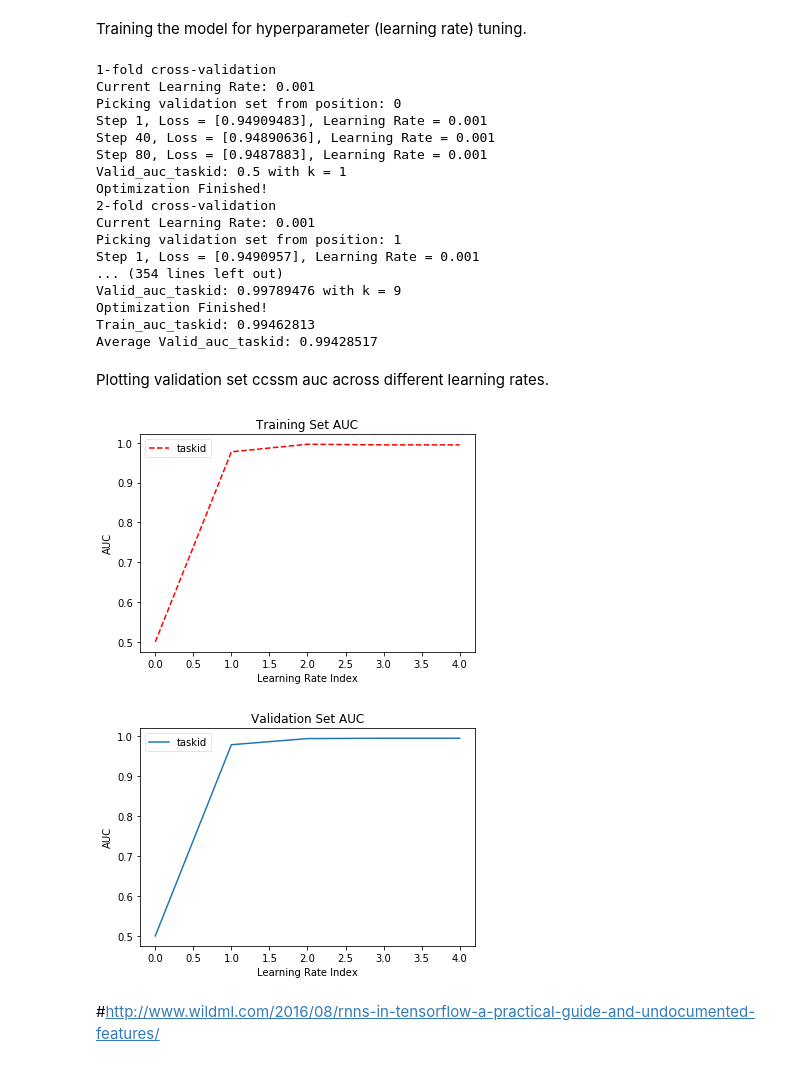
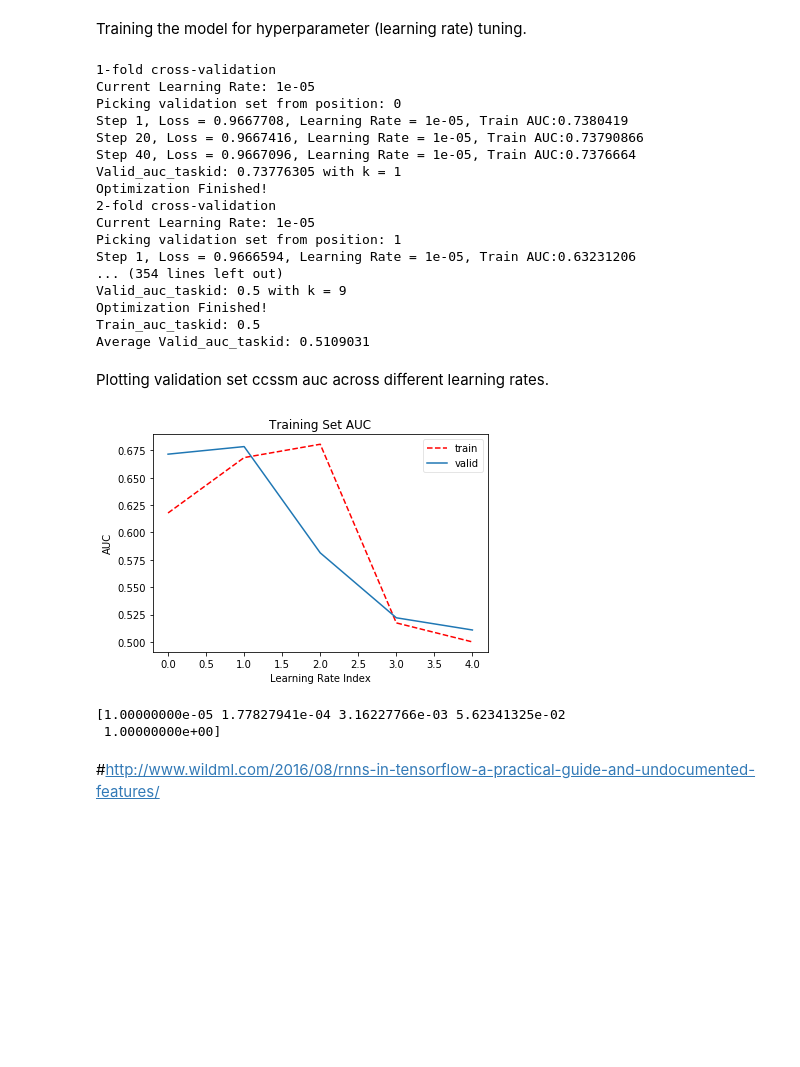
Before and after one commit to aroraakshit/deep_knowledge_tracing, a Jupyter notebook: notebooks/taskID_only_allQuestionsAUC.ipynb, the cells around one changed output. Saved outputs shown, nothing was run; the diff lists cells and outputs as text; code cells hidden in the pictures; blank space fills up the shorter version.

```diff
--- a/notebooks/taskID_only_allQuestionsAUC.ipynb
+++ b/notebooks/taskID_only_allQuestionsAUC.ipynb
@@ -139,6 +108,16 @@ for i in range(len(sequences)):
     for j in range(len(sequences[i])):
         padded_sequences[i][j] = sequences[i][j]
 print("Sequences have been padded according to the maximum sequence length. Final shape: " + str(padded_sequences.shape))
+
+padded_output = np.zeros(shape=(len(student_vectors),max_seqlen,length_interaction_vector),dtype=float)
+for i in range(len(output_y)):
+    for j in range(len(output_y[i])):
+        padded_output[i][j] = output_y[i][j]
+
+padded_output_taskid = np.zeros(shape=(len(student_vectors),max_seqlen,length_interaction_vector),dtype=float)
+for i in range(len(output_y_taskid)):
+    for j in range(len(output_y_taskid[i])):
+        padded_output_taskid[i][j] = output_y_taskid[i][j]
 # %% [output]
 Sequences have been padded according to the maximum sequence length. Final shape: (1255, 186, 20)
 # %% [markdown]
@@ -148,14 +128,15 @@ split = round((training_set_split+validation_set_split)*len(student_vectors))
 
 #separating training & validation set
 training_x = padded_sequences[:split]
-training_y = np.asarray(output_y)[:split]
-training_y_taskid = np.asarray(output_y_taskid)[:split]
+training_y = np.asarray(padded_output)[:split]
+training_y_taskid = np.asarray(padded_output_taskid)[:split]
 training_seqlen = seqlen[:split]
 
 #generating validation and training sets by implementing k-fold cross validation (k = maximum_position)
 validation_set_size = math.floor(validation_set_split * len(student_vectors))
 training_set_size = len(training_x) - validation_set_size
 maximum_position = math.floor(len(training_x) / validation_set_size)
+
 def get_next_train_valid_set(position):
     if(position>=maximum_position):
         position = position % maximum_position
@@ -173,7 +154,7 @@ def get_next_train_valid_set(position):
     train_set_y_taskid = np.concatenate((np.asarray(training_y_taskid)[:valid_start], np.asarray(training_y_taskid)[valid_end:]))
     train_set_seqlen = np.concatenate((np.asarray(training_seqlen)[:valid_start],np.asarray(training_seqlen)[valid_end:]))
 
-    if(len(train_set_x) != training_set_size): #just as a test
+    if(len(train_set_x) != training_set_size): #test
         print("that's not good it is:")
         print(train_set_x.shape)
 
@@ -181,8 +162,8 @@ def get_next_train_valid_set(position):
 
 #separating test set
 test_x = padded_sequences[split:]
-test_y = np.asarray(output_y)[split:]
-test_y_taskid = np.asarray(output_y_taskid)[split:]
+test_y = np.asarray(padded_output)[split:]
+test_y_taskid = np.asarray(padded_output_taskid)[split:]
 test_seqlen = seqlen[split:]
 
 print("Splitting "+str(len(student_vectors))+" rows into "+str(training_set_size)+ " for training, "+str(validation_set_size)+" for validation and "+str(len(test_x)) + " for testing.")
@@ -265,9 +237,9 @@ with tf.Session() as sess:
                 sess.run(optimizer, feed_dict={x: batch_x, y: batch_y, y_taskid: train_set_y_taskid, seqlen_tf: train_set_seqlen})
 
                 if step % display_step == 0 or step == 1:
-                    loss = sess.run([cost], feed_dict={x: batch_x, y: batch_y, y_taskid: train_set_y_taskid, seqlen_tf: train_set_seqlen})
+                    loss,trainAUC,trainOPTS = sess.run([cost, auc, opts], feed_dict={x: batch_x, y: batch_y, y_taskid: train_set_y_taskid, seqlen_tf: train_set_seqlen})
                     #print status
-                    print("Step " + str(step) + ", Loss = " + str(loss) + ", Learning Rate = "+str(learning_tf_rate.eval()))
+                    print("Step " + str(step) + ", Loss = " + str(loss) + ", Learning Rate = "+str(learning_tf_rate.eval()) + ", Train AUC:" + str(trainOPTS))
             #calculate validation AUC
             valid_auc_taskid, valid_opts_taskid = sess.run([auc, opts], feed_dict={x: valid_set_x, y: valid_set_y, y_taskid: valid_set_y_taskid, seqlen_tf: valid_set_seqlen})
             print("Valid_auc_taskid: " + str(valid_opts_taskid) + " with k = "+str(k_fold))
@@ -287,41 +259,37 @@ with tf.Session() as sess:
         plot_valid_auc_taskid.append(valid_avg_taskid)
 # %% [output]
 1-fold cross-validation
-Current Learning Rate: 0.001
+Current Learning Rate: 1e-05
 Picking validation set from position: 0
-Step 1, Loss = [0.94909483], Learning Rate = 0.001
-Step 40, Loss = [0.94890636], Learning Rate = 0.001
-Step 80, Loss = [0.9487883], Learning Rate = 0.001
-Valid_auc_taskid: 0.5 with k = 1
+Step 1, Loss = 0.9667708, Learning Rate = 1e-05, Train AUC:0.7380419
+Step 20, Loss = 0.9667416, Learning Rate = 1e-05, Train AUC:0.73790866
+Step 40, Loss = 0.9667096, Learning Rate = 1e-05, Train AUC:0.7376664
+Valid_auc_taskid: 0.73776305 with k = 1
 Optimization Finished!
 2-fold cross-validation
-Current Learning Rate: 0.001
+Current Learning Rate: 1e-05
 Picking validation set from position: 1
-Step 1, Loss = [0.9490957], Learning Rate = 0.001
+Step 1, Loss = 0.9666594, Learning Rate = 1e-05, Train AUC:0.63231206
 ... (354 lines left out)
-Valid_auc_taskid: 0.99789476 with k = 9
+Valid_auc_taskid: 0.5 with k = 9
 Optimization Finished!
-Train_auc_taskid: 0.99462813
-Average Valid_auc_taskid: 0.99428517
+Train_auc_taskid: 0.5
+Average Valid_auc_taskid: 0.5109031
 # %% [markdown]
 Plotting validation set ccssm auc across different learning rates.
 # %%
 plt.title("Training Set AUC")
 plt.xlabel("Learning Rate Index")
 plt.ylabel("AUC")
-plt.plot(plot_train_auc_taskid,'r--',label='taskid')
+plt.plot(plot_train_auc_taskid,'r--',label='train')
+plt.plot(plot_valid_auc_taskid,label='valid')
 plt.legend(loc='best', fancybox=True, framealpha=0.5)
 plt.show()
-
-plt.xlabel("Learning Rate Index")
-plt.ylabel("AUC")
-plt.title("Validation Set AUC")
-plt.plot(plot_valid_auc_taskid,label='taskid')
-plt.legend(loc='best', fancybox=True, framealpha=0.5)
-plt.show()
+print(learning_rate)
 # %% [output]
-[figure, old version]
+[figure, new version]
-[figure, removed]
+[1.00000000e-05 1.77827941e-04 3.16227766e-03 5.62341325e-02
+ 1.00000000e+00]
 # %% [markdown]
 #http://www.wildml.com/2016/08/rnns-in-tensorflow-a-practical-guide-and-undocumented-features/
 # %% [markdown]
```
Also changed, not shown: parts of 13 cells of this notebook, 4 other files.
